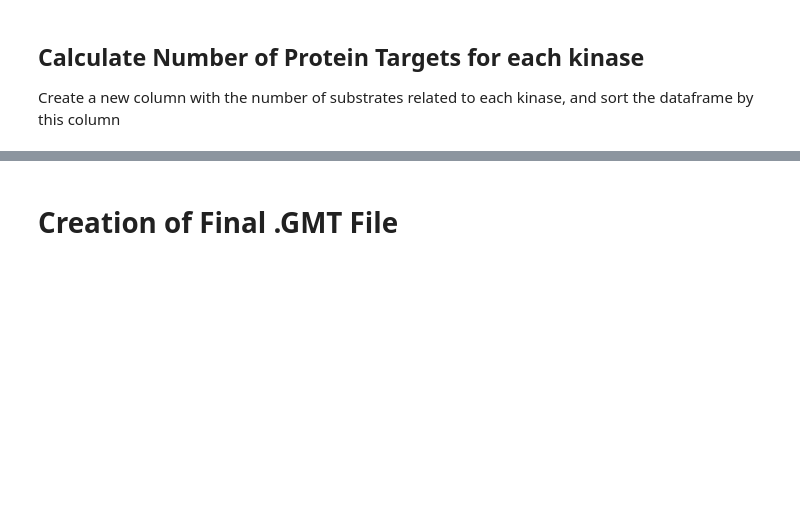
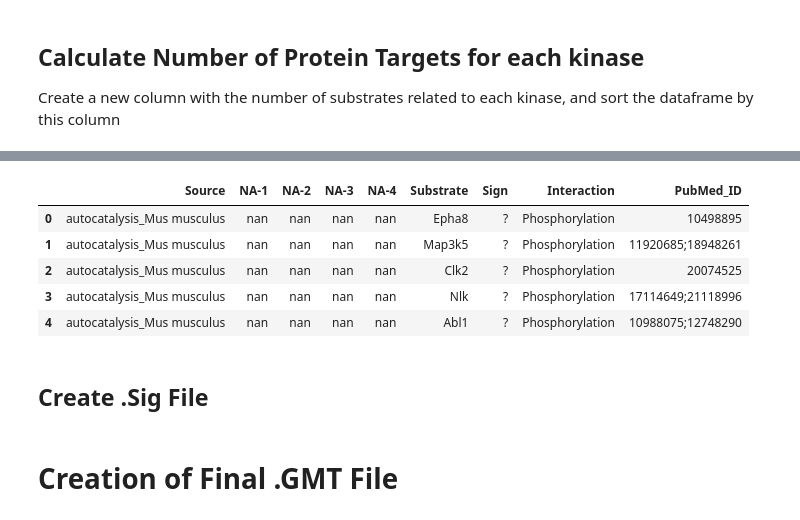
Before and after one commit to MaayanLab/KEA3, a Jupyter notebook: RegPhos/RegPhos - Mouse - KEA3.ipynb, the cells around one changed output, grey strips where cells are left out. Cells and saved outputs as stored; diff of their text form; code cells hidden in the pictures; blank space fills up the shorter version.

```diff
--- a/RegPhos/RegPhos - Mouse - KEA3.ipynb
+++ b/RegPhos/RegPhos - Mouse - KEA3.ipynb
@@ -171,0 +194,38 @@ plt.show()
+# %%
+#Create list of indexes(kinase names) for kinases with fewer than five substrates
+sig_key = [index for index, rowData in kin.kinase_targets_num.iteritems() if rowData < 5 ]
+
+#Set indices for dataframe 'kin' of kinases with five or more substrates
+indices = [index for index in kin.index if index not in sig_key]
+
+#Create dataframe of only kinases with five or more substrates
+sig = df_sig.set_index('kinase_organism').loc[indices]
+
+#Reset index of new dataframe
+sig.reset_index(inplace = True)
+
+#Rename columns of this dataframe to match .sig format
+colnames = ['Source', 'Substrate', 'PubMed_ID']
+sig.columns = colnames
+# %%
+#Insert first four columns for .sig file format (NaNs)
+sig.insert(1, 'NA-1', str(np.nan))
+sig.insert(2, 'NA-2', str(np.nan))
+sig.insert(3, 'NA-3', str(np.nan))
+sig.insert(4, 'NA-4', str(np.nan))
+
+#Insert column corresponding to sign (with '?' because it is unknown)
+sig.insert(6, 'Sign', '?')
+
+#Insert column specifying interaction type as phosphorylation
+sig.insert(7, 'Interaction', 'Phosphorylation')
+
+#View dataframe
+sig.head()
+# %% [output]
+|  | Source | NA-1 | NA-2 | NA-3 | NA-4 | Substrate | Sign | Interaction | PubMed_ID |
+| 0 | autocatalysis_Mus musculus | nan | nan | nan | nan | Epha8 | ? | Phosphorylation | 10498895 |
+| 1 | autocatalysis_Mus musculus | nan | nan | nan | nan | Map3k5 | ? | Phosphorylation | 11920685;18948261 |
+| 2 | autocatalysis_Mus musculus | nan | nan | nan | nan | Clk2 | ? | Phosphorylation | 20074525 |
+| 3 | autocatalysis_Mus musculus | nan | nan | nan | nan | Nlk | ? | Phosphorylation | 17114649;21118996 |
+| 4 | autocatalysis_Mus musculus | nan | nan | nan | nan | Abl1 | ? | Phosphorylation | 10988075;12748290 |
@@ -171,0 +235,2 @@ plt.show()
+# %% [markdown]
+## Create .Sig File
```
Also changed, not shown: parts of 11 cells of this notebook, 17 other files.
